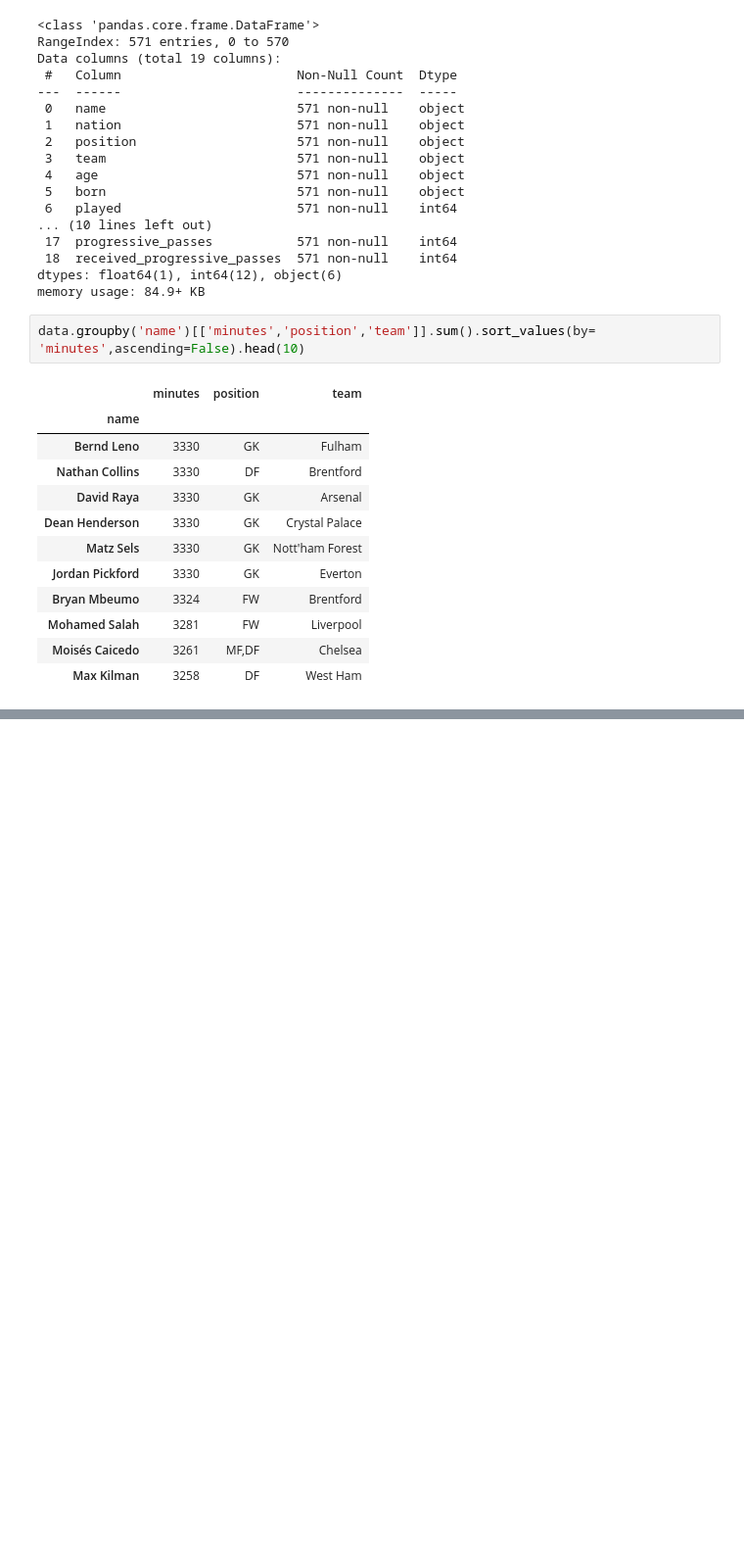
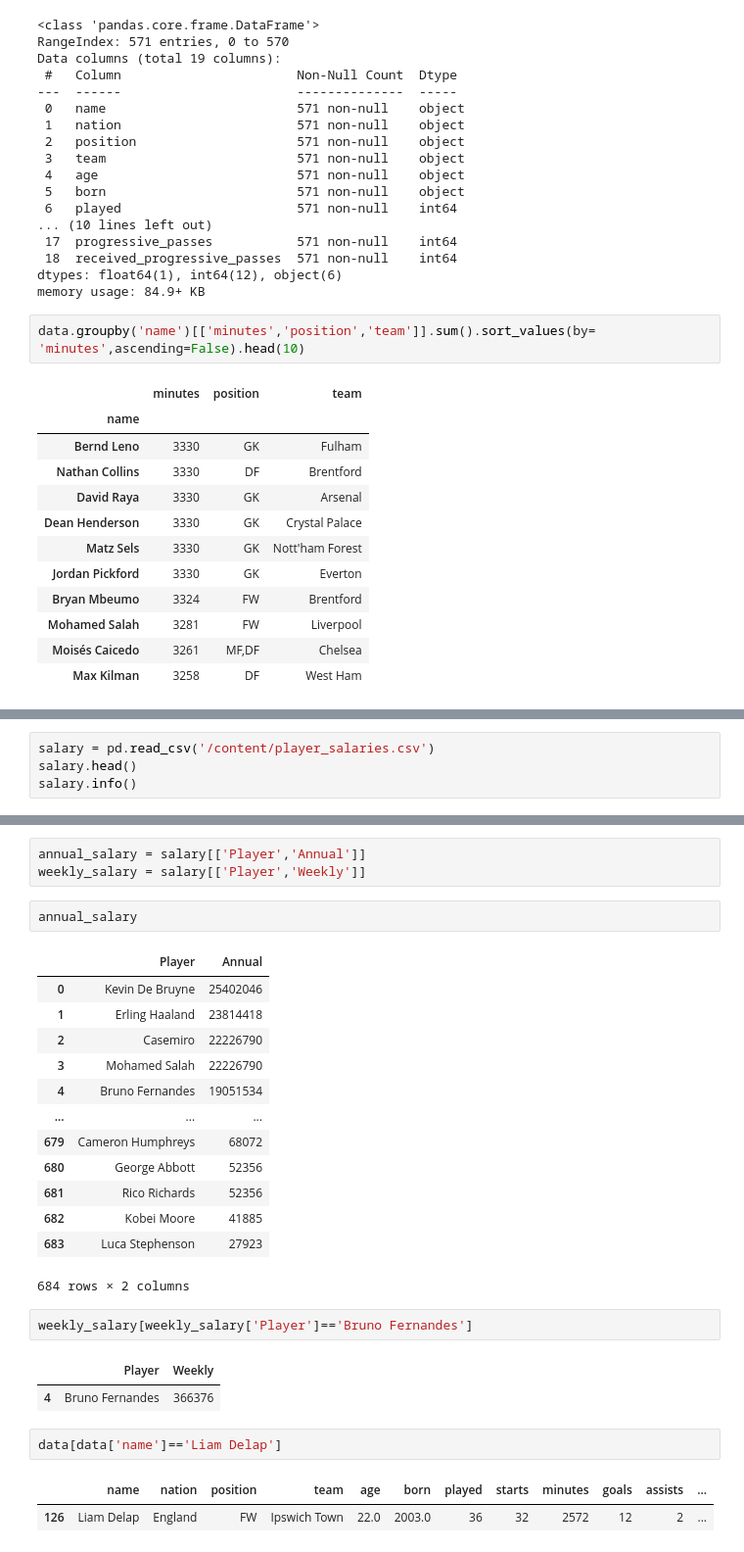
Before and after one commit to seifeldin36/fitness-center-system, a Jupyter notebook: prem.ipynb, the cells around one changed output, grey strips where cells are left out. Shown: that part at 98% size. Saved outputs shown, nothing was run; the diff lists cells and outputs as text; blank space fills up the shorter version.

```diff
--- a/prem.ipynb
+++ b/prem.ipynb
@@ -307,0 +324,4 @@ data.describe()
+# %%
+salary = pd.read_csv('/content/player_salaries.csv')
+salary.head()
+salary.info()
@@ -307,0 +343,29 @@ data.describe()
+# %%
+annual_salary = salary[['Player','Annual']]
+weekly_salary = salary[['Player','Weekly']]
+# %%
+annual_salary
+# %% [output]
+|  | Player | Annual |
+| 0 | Kevin De Bruyne | 25402046 |
+| 1 | Erling Haaland | 23814418 |
+| 2 | Casemiro | 22226790 |
+| 3 | Mohamed Salah | 22226790 |
+| 4 | Bruno Fernandes | 19051534 |
+| ... | ... | ... |
+| 679 | Cameron Humphreys | 68072 |
+| 680 | George Abbott | 52356 |
+| 681 | Rico Richards | 52356 |
+| 682 | Kobei Moore | 41885 |
+| 683 | Luca Stephenson | 27923 |
+684 rows × 2 columns
+# %%
+weekly_salary[weekly_salary['Player']=='Bruno Fernandes']
+# %% [output]
+|  | Player | Weekly |
+| 4 | Bruno Fernandes | 366376 |
+# %%
+data[data['name']=='Liam Delap']
+# %% [output]
+|  | name | nation | position | team | age | born | played | starts | minutes | goals | assists | ... |
+| 126 | Liam Delap | England | FW | Ipswich Town | 22.0 | 2003.0 | 36 | 32 | 2572 | 12 | 2 | ... |
```
Also changed, not shown: parts of 8 cells of this notebook.
